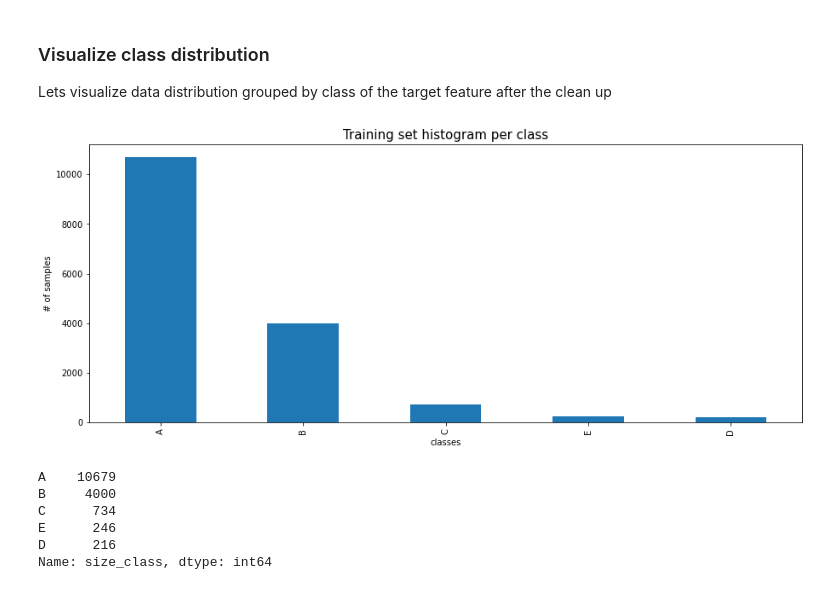
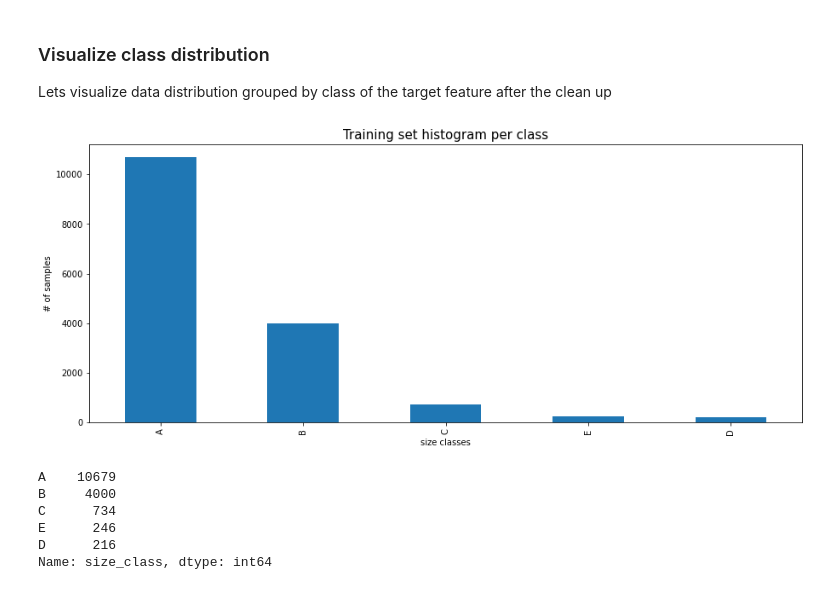
Before and after one commit to CheloGE/CARINO-wildfire_size_prediction, a Jupyter notebook: Wildfire_size_prediction.ipynb, the cells around one changed output. Drawn from its saved outputs; the diff is of its cells as text; code cells hidden in the pictures.

```diff
--- a/Wildfire_size_prediction.ipynb
+++ b/Wildfire_size_prediction.ipynb
@@ -389,11 +404,11 @@ Lets visualize data distribution grouped by class of the target feature after th
 # %%
 plt.figure(figsize=(15,6))
 train_feng['size_class'].value_counts().plot(kind='bar');
 plt.title('Training set histogram per class', fontsize=15);
-plt.xlabel('classes')
+plt.xlabel('size classes')
 plt.ylabel('# of samples');
 # %% [output]
-[figure, old version]
+[figure, new version]
 # %%
 train_feng['size_class'].value_counts()
 # %% [output]
```
Also changed, not shown: parts of 35 cells of this notebook, 2 other files.
